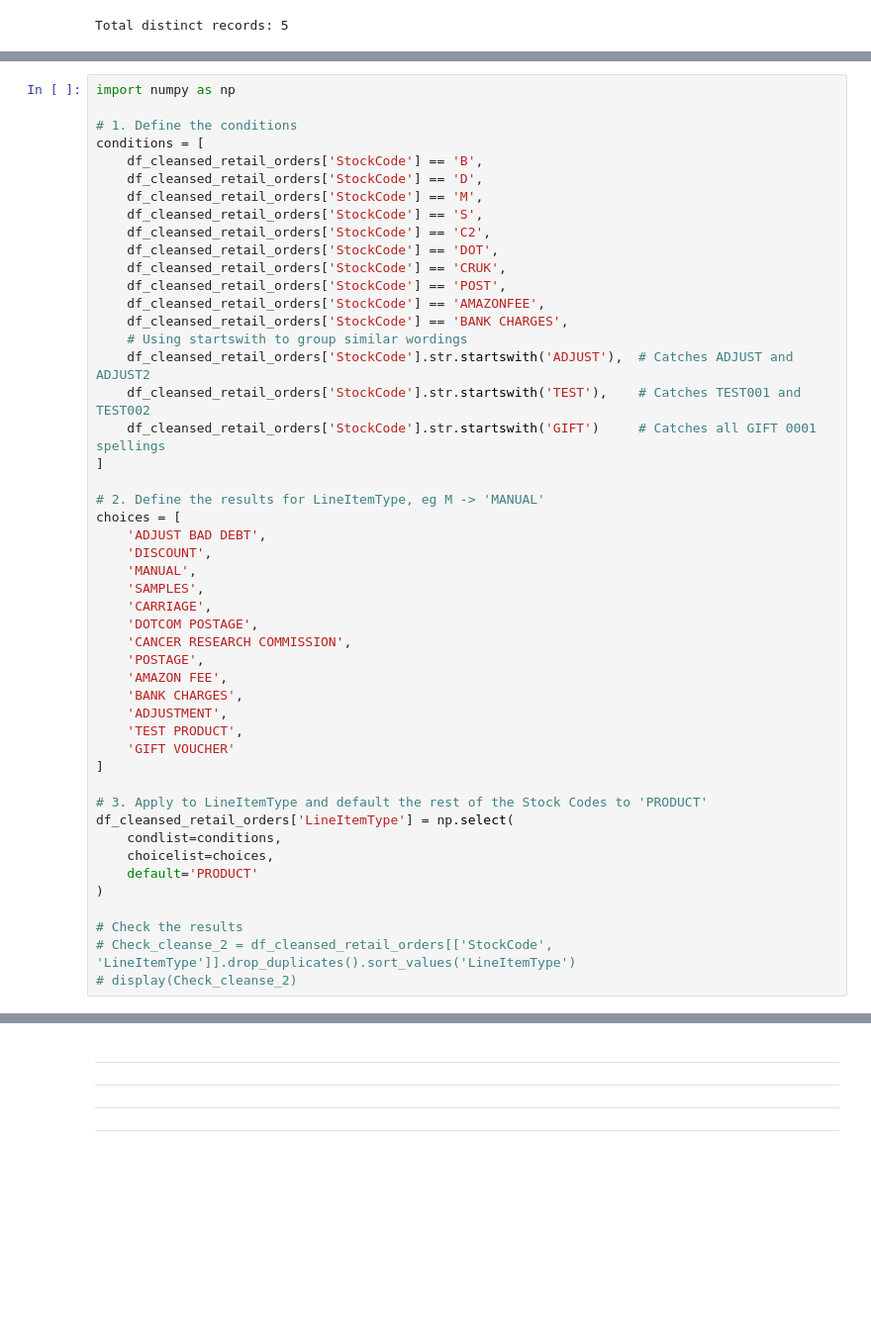
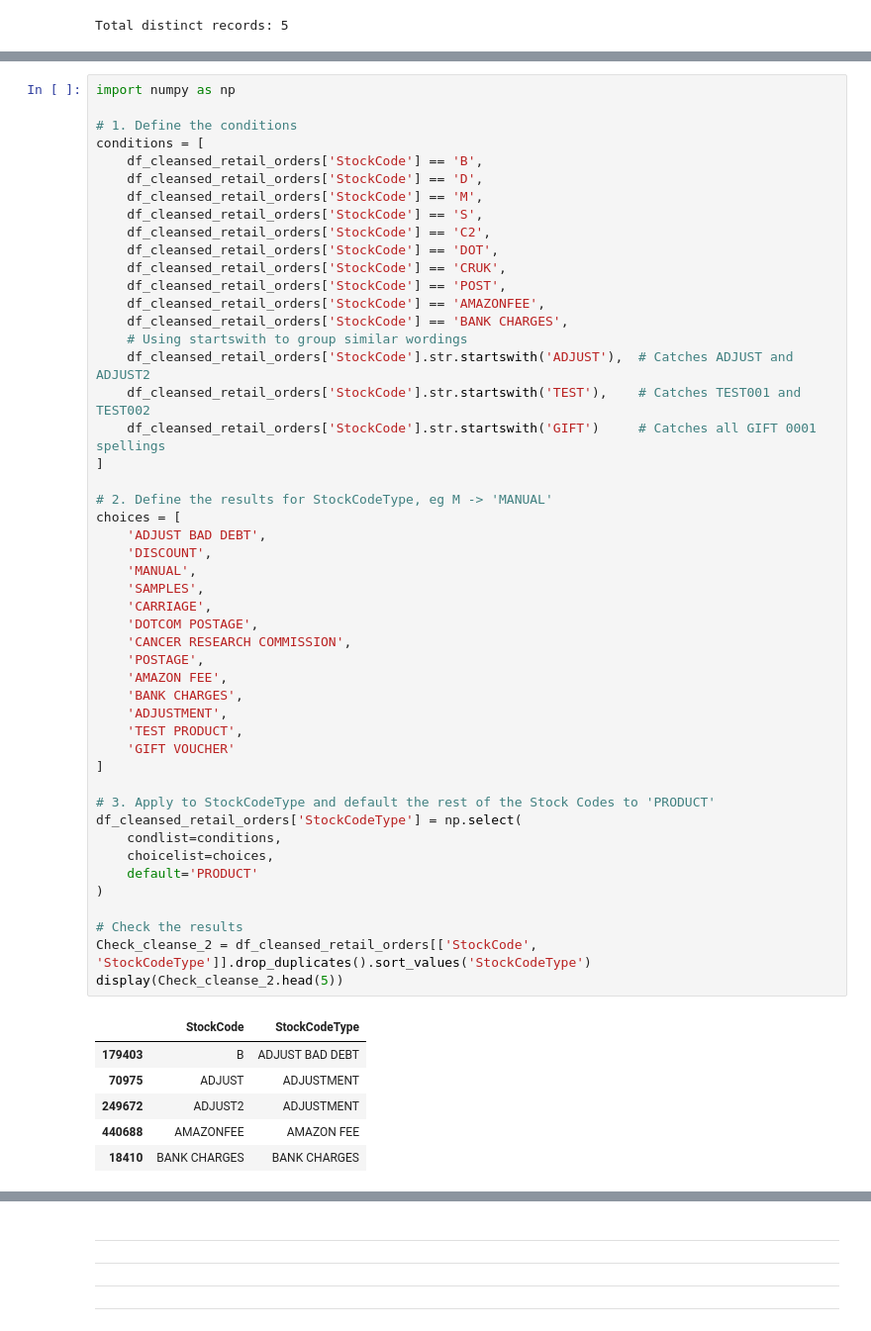
Before and after one commit to sachaplaye/rfm-lifecycle-segmentation, a Jupyter notebook: notebooks/2_data_exploration_information_share.ipynb, the cells around one changed output, grey strips where cells are left out. Shown at 99% size. Cells and saved outputs as stored; diff of their text form; blank space fills up the shorter version.

```diff
--- a/notebooks/2_data_exploration_information_share.ipynb
+++ b/notebooks/2_data_exploration_information_share.ipynb
@@ -545,35 +545,42 @@ conditions = [
     df_cleansed_retail_orders['StockCode'] == 'AMAZONFEE',
     df_cleansed_retail_orders['StockCode'] == 'BANK CHARGES',
     # Using startswith to group similar wordings
     df_cleansed_retail_orders['StockCode'].str.startswith('ADJUST'),  # Catches ADJUST and ADJUST2
     df_cleansed_retail_orders['StockCode'].str.startswith('TEST'),    # Catches TEST001 and TEST002
     df_cleansed_retail_orders['StockCode'].str.startswith('GIFT')     # Catches all GIFT 0001 spellings
 ]
 
-# 2. Define the results for LineItemType, eg M -> 'MANUAL'
+# 2. Define the results for StockCodeType, eg M -> 'MANUAL'
 choices = [
     'ADJUST BAD DEBT',
     'DISCOUNT',
     'MANUAL',
     'SAMPLES',
     'CARRIAGE',
     'DOTCOM POSTAGE',
     'CANCER RESEARCH COMMISSION',
     'POSTAGE',
     'AMAZON FEE',
     'BANK CHARGES',
     'ADJUSTMENT',
     'TEST PRODUCT',
     'GIFT VOUCHER'
 ]
 
-# 3. Apply to LineItemType and default the rest of the Stock Codes to 'PRODUCT'
-df_cleansed_retail_orders['LineItemType'] = np.select(
+# 3. Apply to StockCodeType and default the rest of the Stock Codes to 'PRODUCT'
+df_cleansed_retail_orders['StockCodeType'] = np.select(
     condlist=conditions,
     choicelist=choices,
     default='PRODUCT'
 )
 
 # Check the results
-# Check_cleanse_2 = df_cleansed_retail_orders[['StockCode', 'LineItemType']].drop_duplicates().sort_values('LineItemType')
-# display(Check_cleanse_2)
+Check_cleanse_2 = df_cleansed_retail_orders[['StockCode', 'StockCodeType']].drop_duplicates().sort_values('StockCodeType')
+display(Check_cleanse_2.head(5))
+# %% [output]
+|  | StockCode | StockCodeType |
+| 179403 | B | ADJUST BAD DEBT |
+| 70975 | ADJUST | ADJUSTMENT |
+| 249672 | ADJUST2 | ADJUSTMENT |
+| 440688 | AMAZONFEE | AMAZON FEE |
+| 18410 | BANK CHARGES | BANK CHARGES |
```
Also changed, not shown: parts of 18 cells of this notebook, 1 other file.
